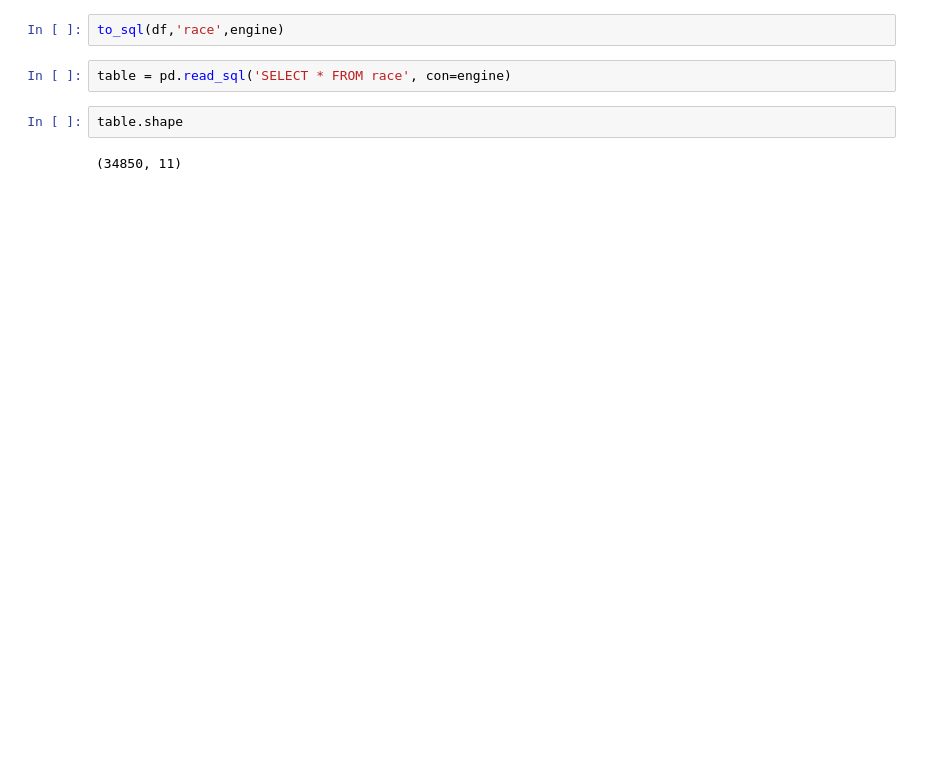
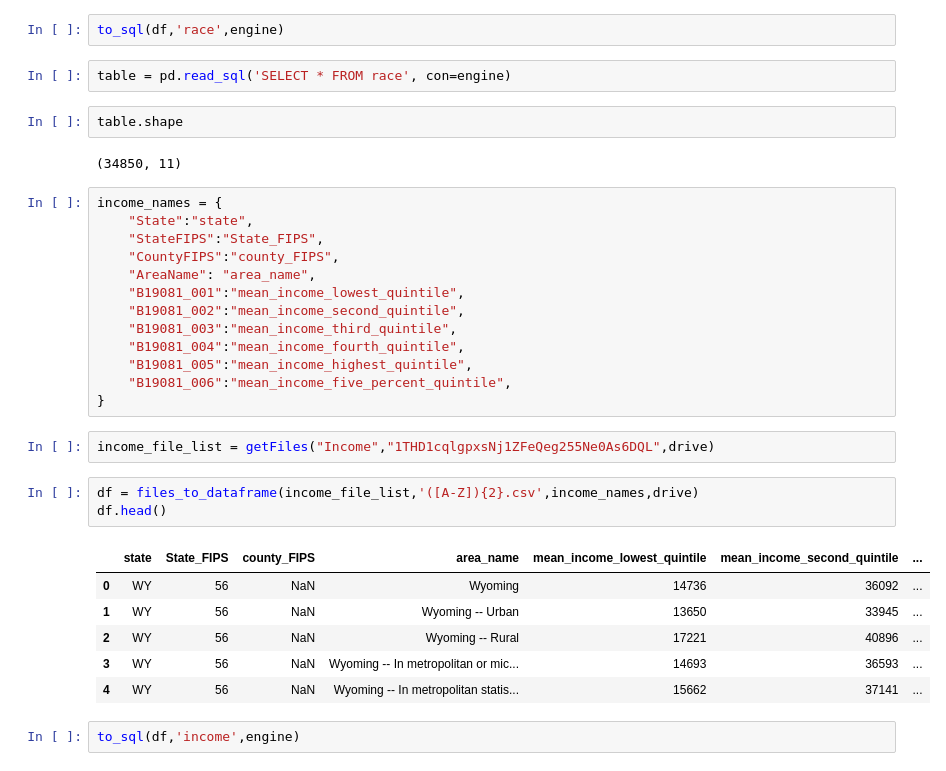
Before and after one commit to Elguetajj/bi-milanesos-2021, a Jupyter notebook: etls.ipynb, the cells around one changed output. Drawn from its saved outputs; the diff is of its cells as text; blank space fills up the shorter version.

```diff
--- a/etls.ipynb
+++ b/etls.ipynb
@@ -97,3 +112,30 @@ table = pd.read_sql('SELECT * FROM race', con=engine)
 table.shape
 # %% [output]
 (34850, 11)
+# %%
+income_names = {
+    "State":"state",
+    "StateFIPS":"State_FIPS",
+    "CountyFIPS":"county_FIPS",
+    "AreaName": "area_name",
+    "B19081_001":"mean_income_lowest_quintile",
+    "B19081_002":"mean_income_second_quintile",
+    "B19081_003":"mean_income_third_quintile",
+    "B19081_004":"mean_income_fourth_quintile",
+    "B19081_005":"mean_income_highest_quintile",
+    "B19081_006":"mean_income_five_percent_quintile",
+}
+# %%
+income_file_list = getFiles("Income","1THD1cqlgpxsNj1ZFeQeg255Ne0As6DQL",drive)
+# %%
+df = files_to_dataframe(income_file_list,'([A-Z]){2}.csv',income_names,drive)
+df.head()
+# %% [output]
+|  | state | State_FIPS | county_FIPS | area_name | mean_income_lowest_quintile | mean_income_second_quintile | ... |
+| 0 | WY | 56 | NaN | Wyoming | 14736 | 36092 | ... |
+| 1 | WY | 56 | NaN | Wyoming -- Urban | 13650 | 33945 | ... |
+| 2 | WY | 56 | NaN | Wyoming -- Rural | 17221 | 40896 | ... |
+| 3 | WY | 56 | NaN | Wyoming -- In metropolitan or mic... | 14693 | 36593 | ... |
+| 4 | WY | 56 | NaN | Wyoming -- In metropolitan statis... | 15662 | 37141 | ... |
+# %%
+to_sql(df,'income',engine)
```
Also changed, not shown: parts of 20 cells of this notebook, 3 other files.
